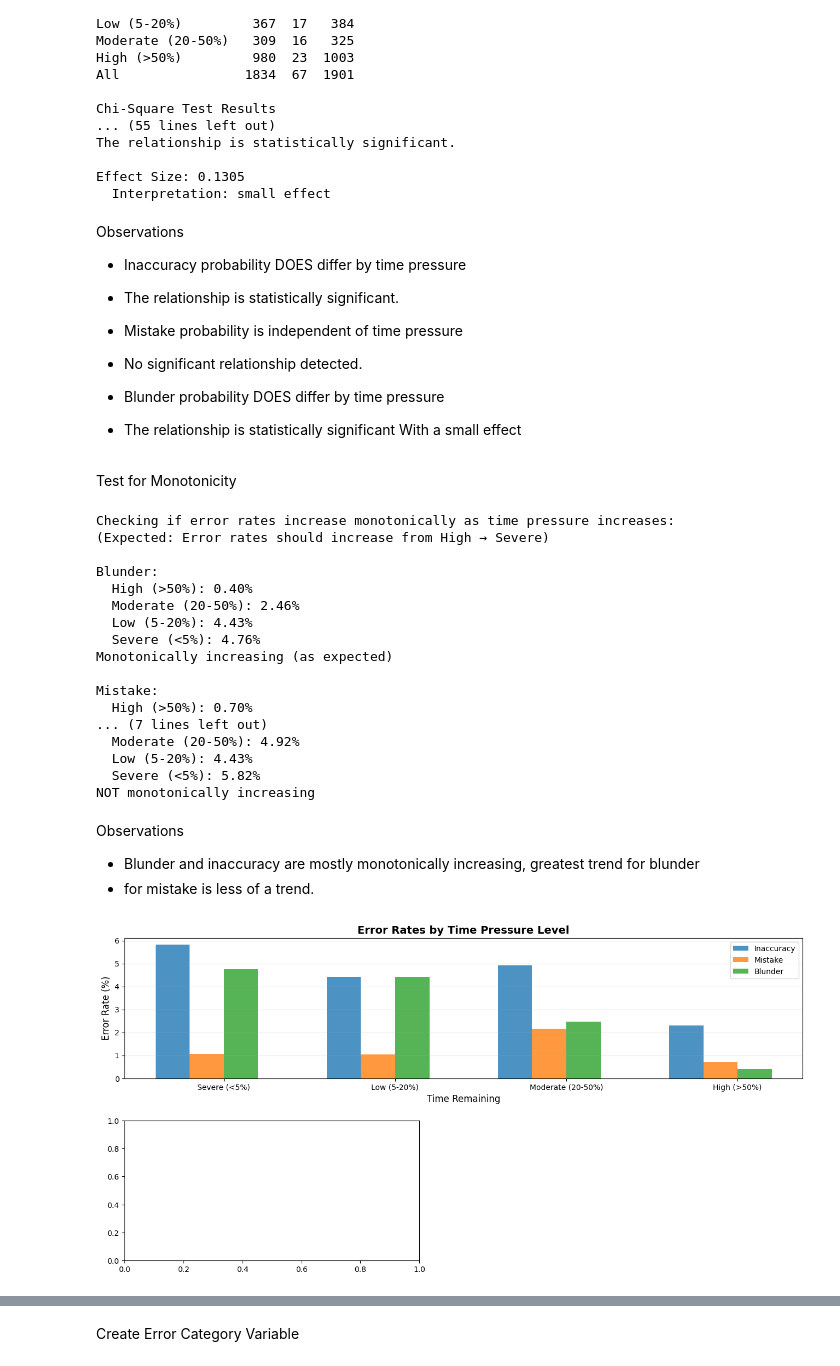
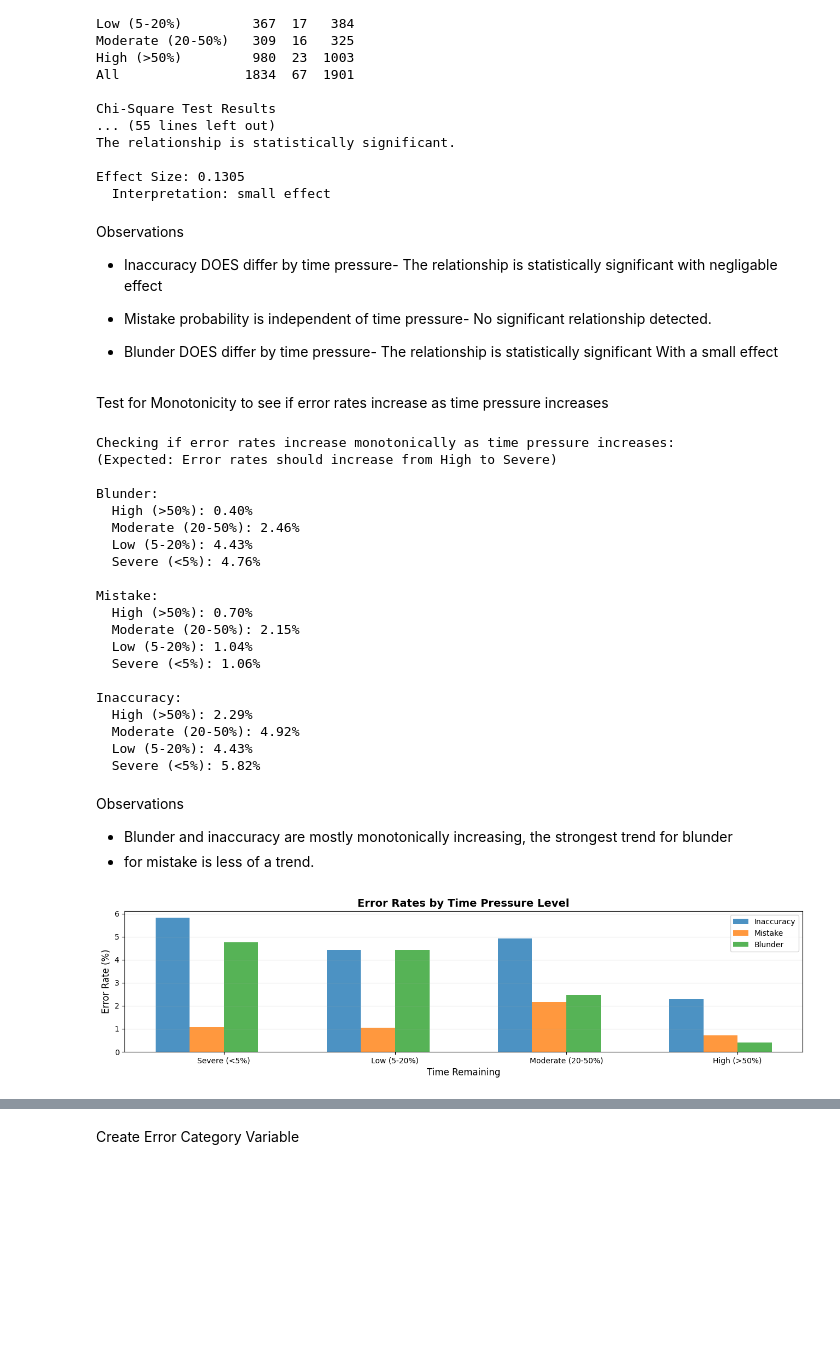
Before and after one commit to stevenhan777/Chess-Error-Analysis-Prediction, a Jupyter notebook: notebook/2. stevenhan_HYPOTHESIS_TESTING_chess.ipynb, the cells around one changed output, grey strips where cells are left out. Cells and saved outputs as stored; diff of their text form; code cells hidden in the pictures; blank space fills up the shorter version.

```diff
--- a/notebook/2. stevenhan_HYPOTHESIS_TESTING_chess.ipynb
+++ b/notebook/2. stevenhan_HYPOTHESIS_TESTING_chess.ipynb
@@ -558,22 +563,19 @@ Effect Size: 0.1305
   Interpretation: small effect
 # %% [markdown]
 Observations
-* Inaccuracy probability DOES differ by time pressure
-* The relationship is statistically significant.
+* Inaccuracy DOES differ by time pressure- The relationship is statistically significant with negligable effect
 
-* Mistake probability is independent of time pressure
-* No significant relationship detected.
+* Mistake probability is independent of time pressure- No significant relationship detected.
 
-* Blunder probability DOES differ by time pressure
-* The relationship is statistically significant With a small effect
+* Blunder DOES differ by time pressure- The relationship is statistically significant With a small effect
 # %% [markdown]
-Test for Monotonicity
+Test for Monotonicity to see if error rates increase as time pressure increases
 # %%
 # Order bins from high time to low time
 ordered_bins = ['High (>50%)', 'Moderate (20-50%)', 'Low (5-20%)', 'Severe (<5%)']
 
 print("\nChecking if error rates increase monotonically as time pressure increases:")
-print("(Expected: Error rates should increase from High → Severe)\n")
+print("(Expected: Error rates should increase from High to Severe)\n")
 
 for error_type in ['Blunder', 'Mistake', 'Inaccuracy']:
     error_col = f'is_{error_type.lower().replace(" ", "_")}'
@@ -588,32 +590,31 @@ for error_type in ['Blunder', 'Mistake', 'Inaccuracy']:
     for i, bin_name in enumerate([b for b in ordered_bins if b in rates_by_bin.index]):
         print(f"  {bin_name}: {rates_ordered[i]*100:.2f}%")
 
-    if is_monotonic:
-        print(f"Monotonically increasing (as expected)")
-    else:
-        print(f"NOT monotonically increasing")
     print()
 # %% [output]
 Checking if error rates increase monotonically as time pressure increases:
-(Expected: Error rates should increase from High → Severe)
+(Expected: Error rates should increase from High to Severe)
 
 Blunder:
   High (>50%): 0.40%
   Moderate (20-50%): 2.46%
   Low (5-20%): 4.43%
   Severe (<5%): 4.76%
-Monotonically increasing (as expected)
 
 Mistake:
   High (>50%): 0.70%
-... (7 lines left out)
+  Moderate (20-50%): 2.15%
+  Low (5-20%): 1.04%
+  Severe (<5%): 1.06%
+
+Inaccuracy:
+  High (>50%): 2.29%
   Moderate (20-50%): 4.92%
   Low (5-20%): 4.43%
   Severe (<5%): 5.82%
-NOT monotonically increasing
 # %% [markdown]
 Observations
-* Blunder and inaccuracy are mostly monotonically increasing, greatest trend for blunder
+* Blunder and inaccuracy are mostly monotonically increasing, the strongest trend for blunder
 * for mistake is less of a trend.
 # %%
 #Visualization
@@ -629,39 +630,34 @@ x = np.arange(len(plot_data))
 width = 0.2
 
 bars1 = ax1.bar(x - width*1.5, plot_data['Inaccuracy_Rate'], width, label='Inaccuracy', alpha=0.8)
 bars2 = ax1.bar(x - width*0.5, plot_data['Mistake_Rate'], width, label='Mistake', alpha=0.8)
 bars3 = ax1.bar(x + width*0.5, plot_data['Blunder_Rate'], width, label='Blunder', alpha=0.8)
 
 ax1.set_xlabel('Time Remaining', fontsize=12)
 ax1.set_ylabel('Error Rate (%)', fontsize=12)
 ax1.set_title('Error Rates by Time Pressure Level', fontsize=14, fontweight='bold')
 ax1.set_xticks(x)
 ax1.set_xticklabels(plot_data['time_bin'])
 ax1.legend()
 ax1.grid(axis='y', alpha=0.3)
 
-# Plot 2-5: Individual error type trends (monotonicity check)
 error_types = [
     ('is_blunder', 'Blunder Rate', 'red'),
     ('is_mistake', 'Mistake Rate', 'orange'),
     ('is_inaccuracy', 'Inaccuracy Rate', 'gold')
 ]
 
 for idx, (error_col, title, color) in enumerate(error_types):
-    ax = fig.add_subplot(gs[(idx//2)+1, idx%2])
 
     # Get rates in order from high time to low time
     rates_by_bin = df.groupby('time_bin')[error_col].mean() * 100
 
     # Reorder for plotting
     plot_bins = [b for b in ordered_bins if b in rates_by_bin.index]
-    plot_rates = [rates_by_bin[b] for b in plot_bins]
-
-
 
     plt.show()
 # %% [output]
-[figure, old version]
+[figure, new version]
 # %%
 df.columns
 # %% [output]
```
Also changed, not shown: parts of 25 cells of this notebook.
